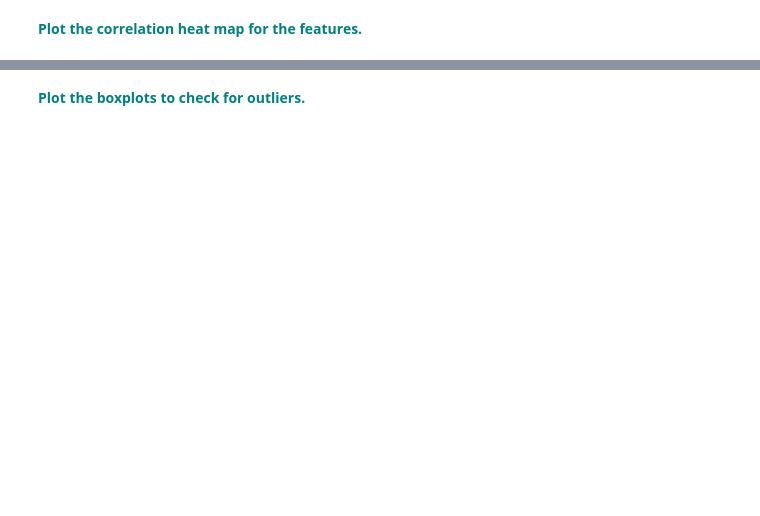
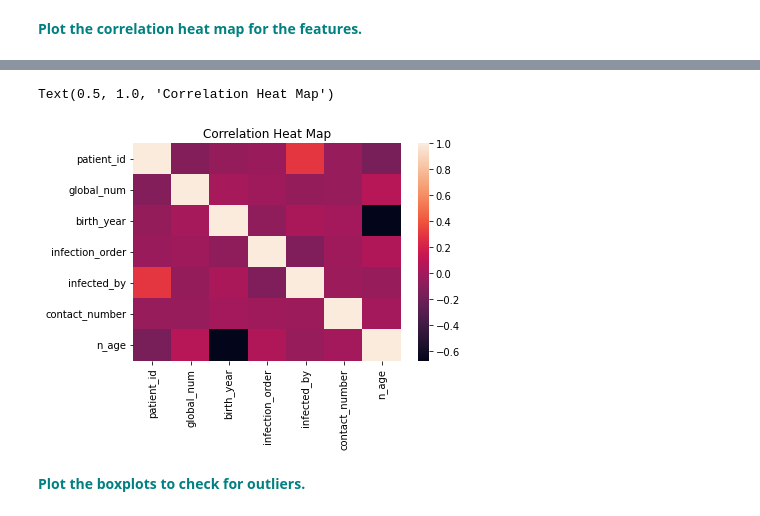
Before and after one commit to azarbarzin/Springboard, a Jupyter notebook: 14/RandomForest/RandomForest_casestudy_covid19.ipynb, the cells around one changed output, grey strips where cells are left out. Cells and saved outputs as stored; diff of their text form; code cells hidden in the pictures; blank space fills up the shorter version.

```diff
--- a/14/RandomForest/RandomForest_casestudy_covid19.ipynb
+++ b/14/RandomForest/RandomForest_casestudy_covid19.ipynb
@@ -75,5 +120,9 @@ df.state.value_counts()
 # %% [markdown]
  **<font color='teal'> Create a new column named 'n_age' which is the calculated age based on the birth year column.</font>**
+# %%
+from datetime import date
+today = date.today()
+df['n_age'] = today.year - df['birth_year']
 # %% [markdown]
 ### Handle Missing Values
 # %% [markdown]
@@ -83,6 +173,12 @@ df.info()
 # %% [markdown]
  **<font color='teal'> Fill the 'disease' missing values with 0 and remap the True values to 1.</font>**
+# %%
+df.disease = df.disease.replace({pd.NA:0, 'True':1})
 # %% [markdown]
  **<font color='teal'> Fill null values in the following columns with their mean: 'global_number','birth_year','infection_order','infected_by'and 'contact_number'</font>**
+# %%
+fillna_mean_features=['global_num','birth_year','infection_order','infected_by', 'contact_number']
+for feature in fillna_mean_features:
+    df[feature].fillna(df[feature].mean(), inplace=True)
 # %% [markdown]
  **<font color='teal'> Fill the rest of the missing values with any method.</font>**
@@ -89,2 +208,4 @@ df.info()
+# %%
+df.fillna(0, inplace=True)
 # %% [markdown]
  **<font color='teal'> Check for any remaining null values.</font>**
@@ -126,2 +343,8 @@ vn
+# %%
+sns.heatmap(df.corr())
+plt.title('Correlation Heat Map')
+# %% [output]
+Text(0.5, 1.0, 'Correlation Heat Map')
+[figure, added]
 # %% [markdown]
 **<font color='teal'> Plot the boxplots to check for outliers. </font>**
```
Also changed, not shown: parts of 23 cells of this notebook.
